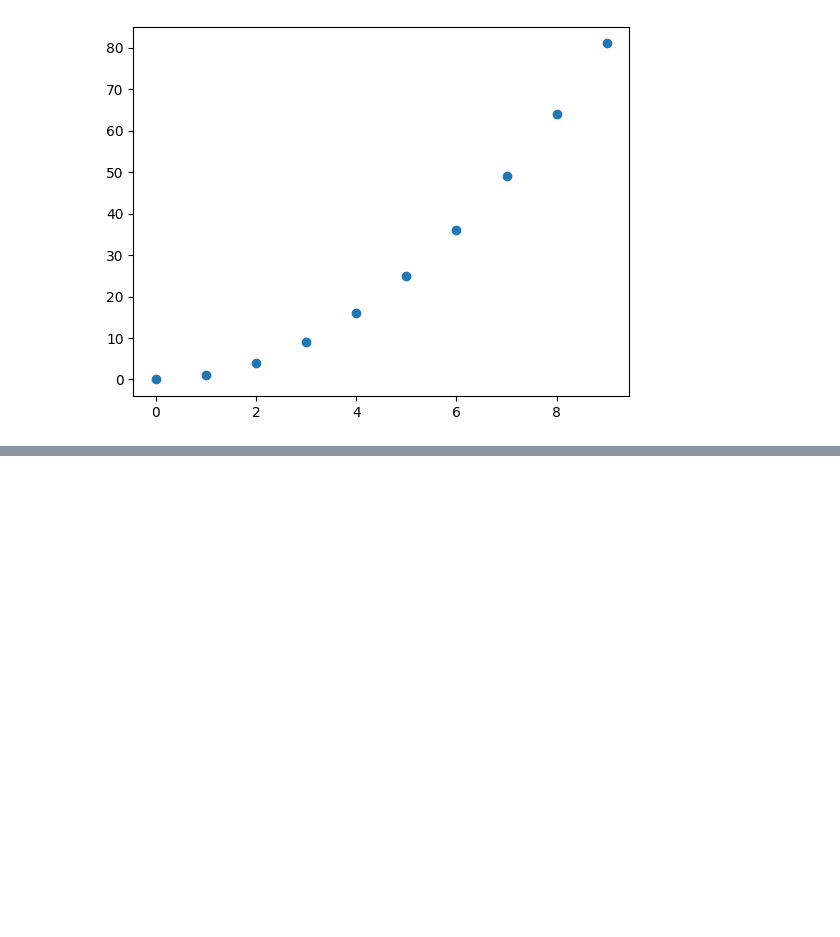
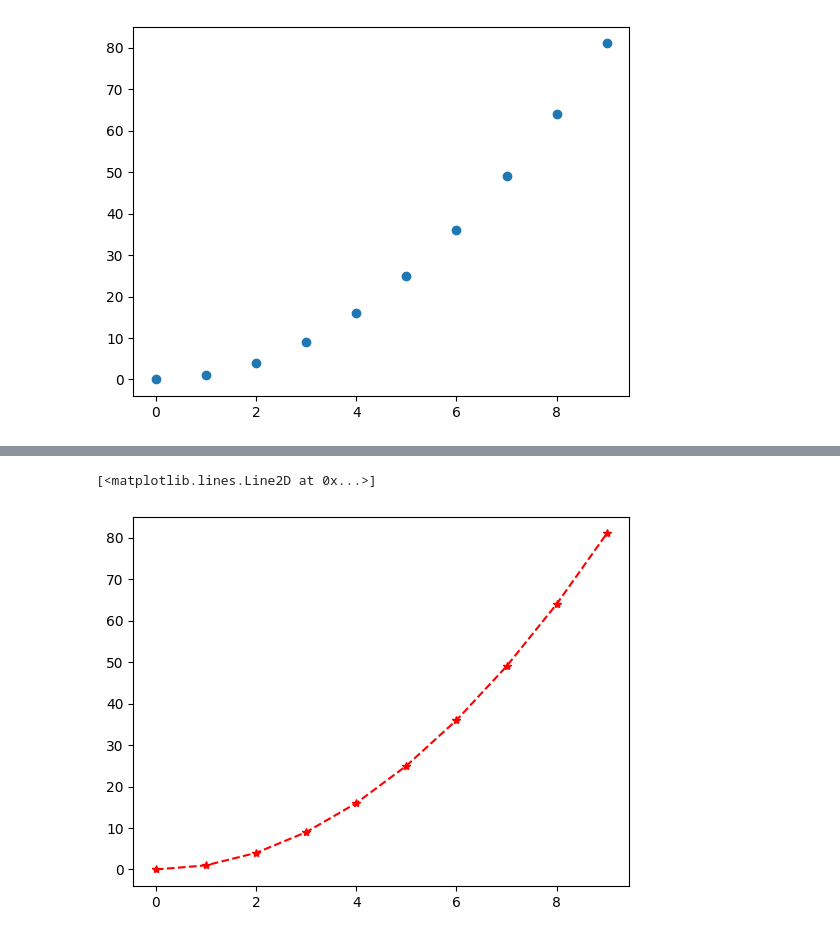
Before and after one commit to RaisulislamRimon/data-science-notes, a Jupyter notebook: module_8/module_8_class/class_1/1_data_visualization.ipynb, the cells around one changed output, grey strips where cells are left out. Drawn from its saved outputs; the diff is of its cells as text; code cells hidden in the pictures; blank space fills up the shorter version.

```diff
--- a/module_8/module_8_class/class_1/1_data_visualization.ipynb
+++ b/module_8/module_8_class/class_1/1_data_visualization.ipynb
@@ -51,0 +57,5 @@ plt.scatter(x=x, y=y)
+# %%
+ plt.plot(x, y, 'r--*')
+# %% [output]
+[<matplotlib.lines.Line2D at 0x...>]
+[figure, added]
```
Also changed, not shown: parts of 18 cells of this notebook.
